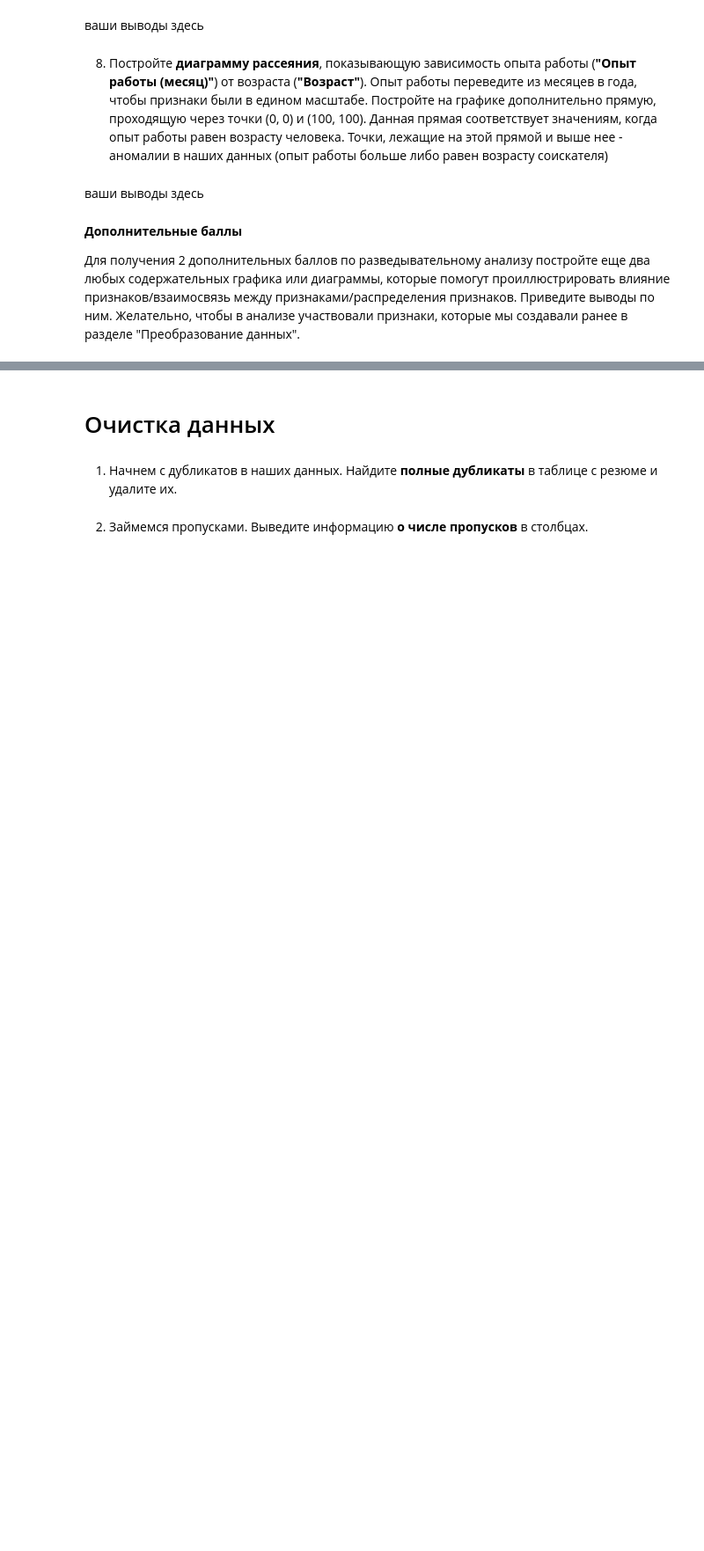
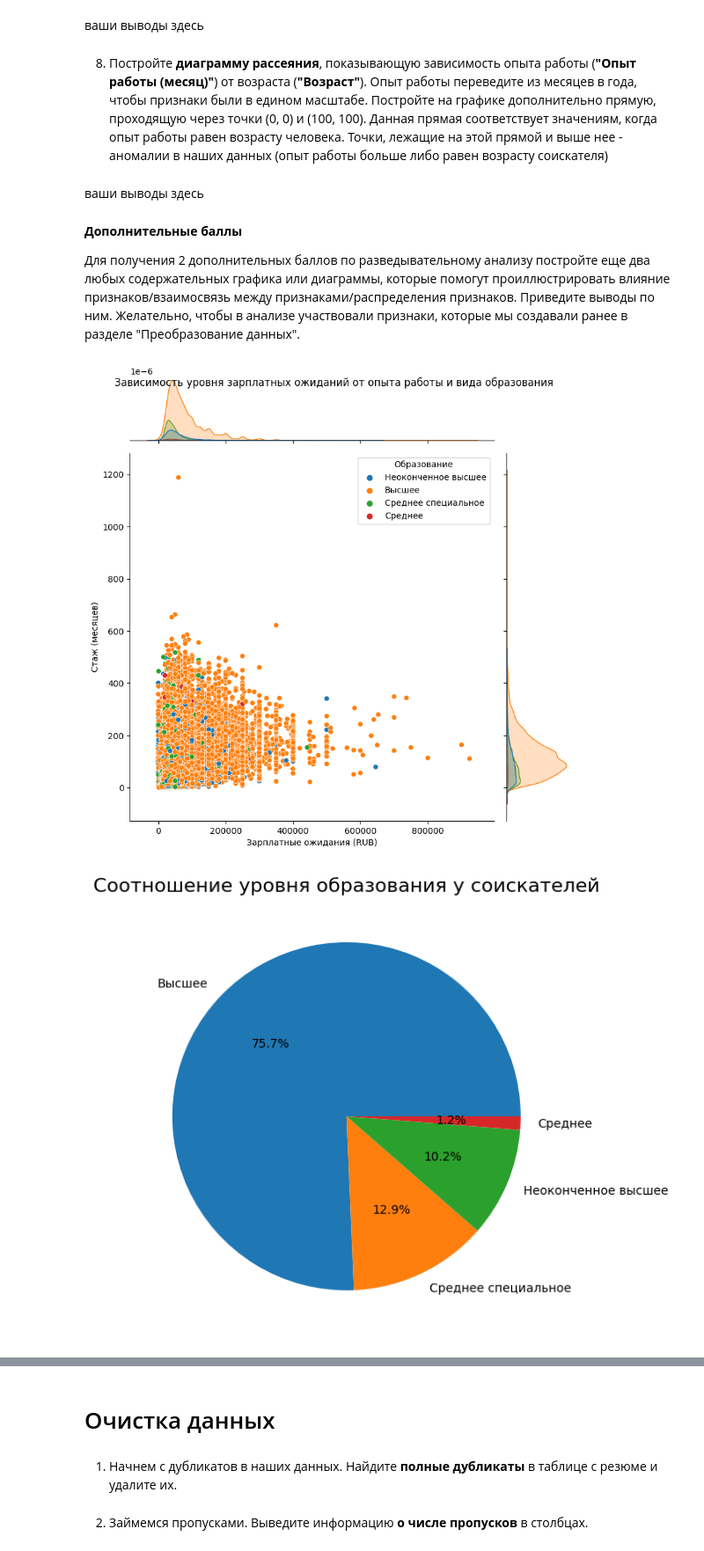
Before and after one commit to rafferti95/st_data_science, a Jupyter notebook: Project 1/Project 1.ipynb, the cells around one changed output, grey strips where cells are left out. Shown at 88% size. Saved outputs shown, nothing was run; the diff lists cells and outputs as text; code cells hidden in the pictures; blank space fills up the shorter version.

```diff
--- a/Project 1/Project 1.ipynb
+++ b/Project 1/Project 1.ipynb
@@ -526,5 +517,26 @@ Name: Зарплатные ожидания (RUB), dtype: float64
 
 Для получения 2 дополнительных баллов по разведывательному анализу постройте еще два любых содержательных графика или диаграммы, которые помогут проиллюстрировать влияние признаков/взаимосвязь между признаками/распределения признаков. Приведите выводы по ним. Желательно, чтобы в анализе участвовали признаки, которые мы создавали ранее в разделе "Преобразование данных".
 # %%
-# ваш код здесь
+jointplot = sns.jointplot(
+    data = data_set[data_set['Зарплатные ожидания (RUB)'] < 1_000_000],
+    x = 'Зарплатные ожидания (RUB)',
+    y = 'Стаж (месяцев)',
+    hue = 'Образование',
+    height = 8
+)
+jointplot.fig.suptitle('Зависимость уровня зарплатных ожиданий от опыта работы и вида образования');
+
+fig = plt.figure(figsize = (5,5))
+axes = fig.add_axes([0, 0, 1, 1])
+
+axes.pie(
+    data_set['Образование'].value_counts(),
+    labels = data_set['Образование'].value_counts().index,
+    autopct ='%.1f%%'
+);
+plt.style.use('default')
+axes.set_title('Соотношение уровня образования у соискателей', fontsize = 16);
+# %% [output]
+[figure, added]
+[figure, added]
 # %% [markdown]
```
Also changed, not shown: parts of 5 cells of this notebook.
